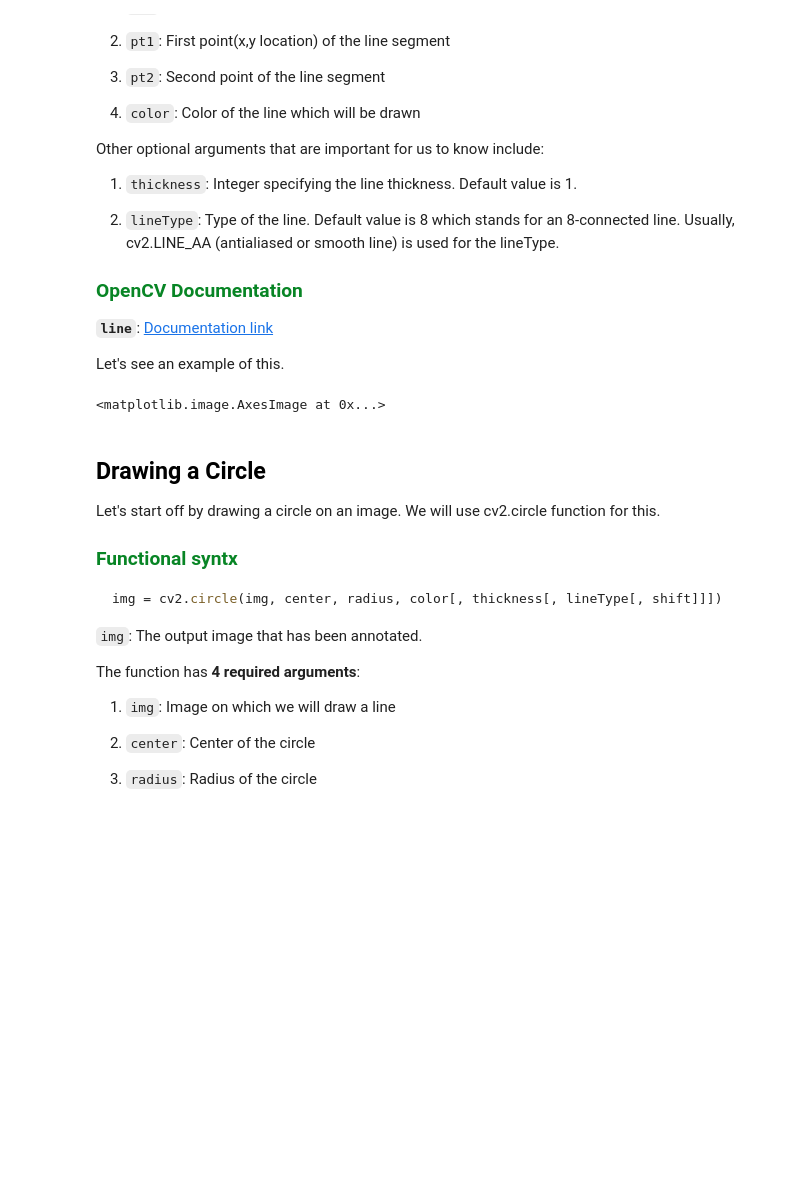
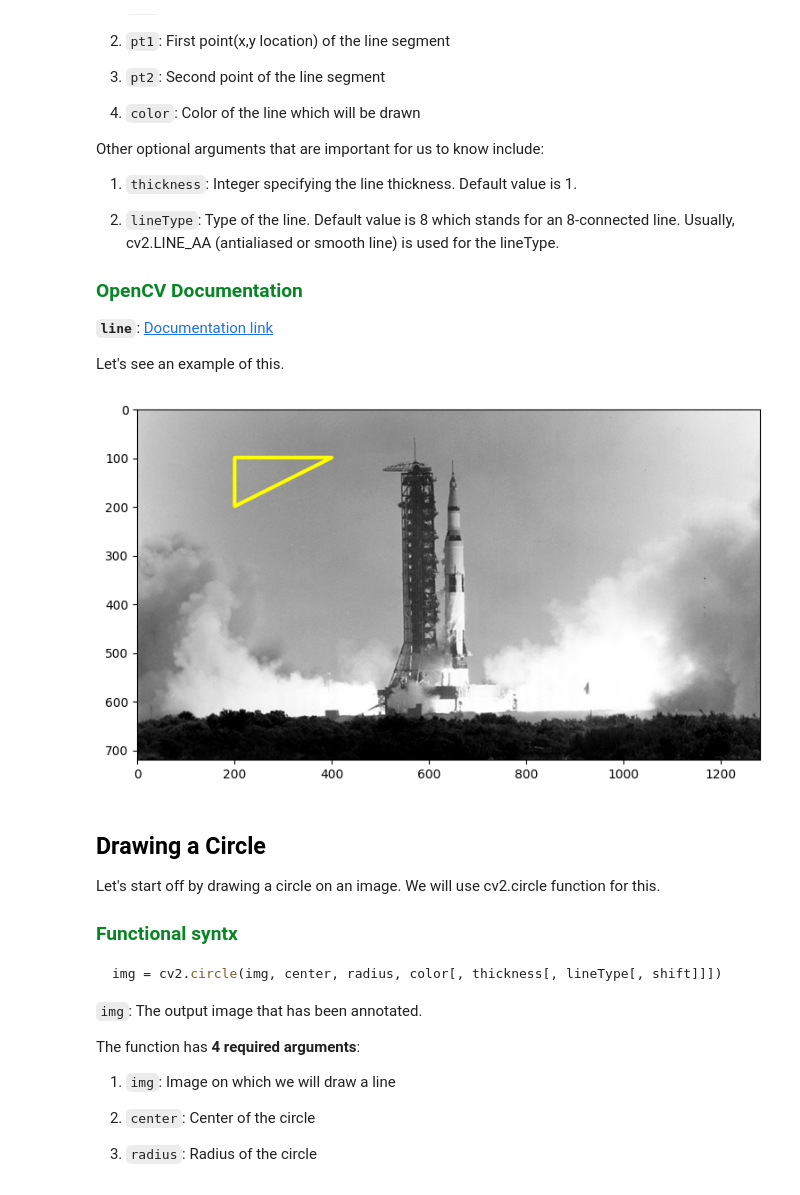
Before and after one commit to gustberchmans/Robotics-Essentials-opencv-course, a Jupyter notebook: 03_Annotating_Images.ipynb, the cells around one changed output. Drawn from its saved outputs; the diff is of its cells as text; code cells hidden in the pictures; blank space fills up the shorter version.

```diff
--- a/03_Annotating_Images.ipynb
+++ b/03_Annotating_Images.ipynb
@@ -97,17 +95,20 @@ Let's see an example of this.
 # %%
 imageLine = image.copy()
 
 # The line starts from (200,100) and ends at (400,100)
 # The color of the line is YELLOW (Recall that OpenCV uses BGR format)
 # Thickness of line is 5px
 # Linetype is cv2.LINE_AA
 
 cv2.line(imageLine, (200, 100), (400, 100), (0, 255, 255), thickness=5, lineType=cv2.LINE_AA);
+cv2.line(imageLine, (200, 200), (400, 100), (0, 255, 255), thickness=5, lineType=cv2.LINE_AA);
+cv2.line(imageLine, (200, 200), (200, 100), (0, 255, 255), thickness=5, lineType=cv2.LINE_AA);
 
 # Display the image
 plt.imshow(imageLine[:,:,::-1])
+plt.show()
 # %% [output]
-<matplotlib.image.AxesImage at 0x...>
+[figure, added]
 # %% [markdown]
 ## <font style="color:black">Drawing a Circle</font>
 
```
Also changed, not shown: parts of 4 cells of this notebook.
